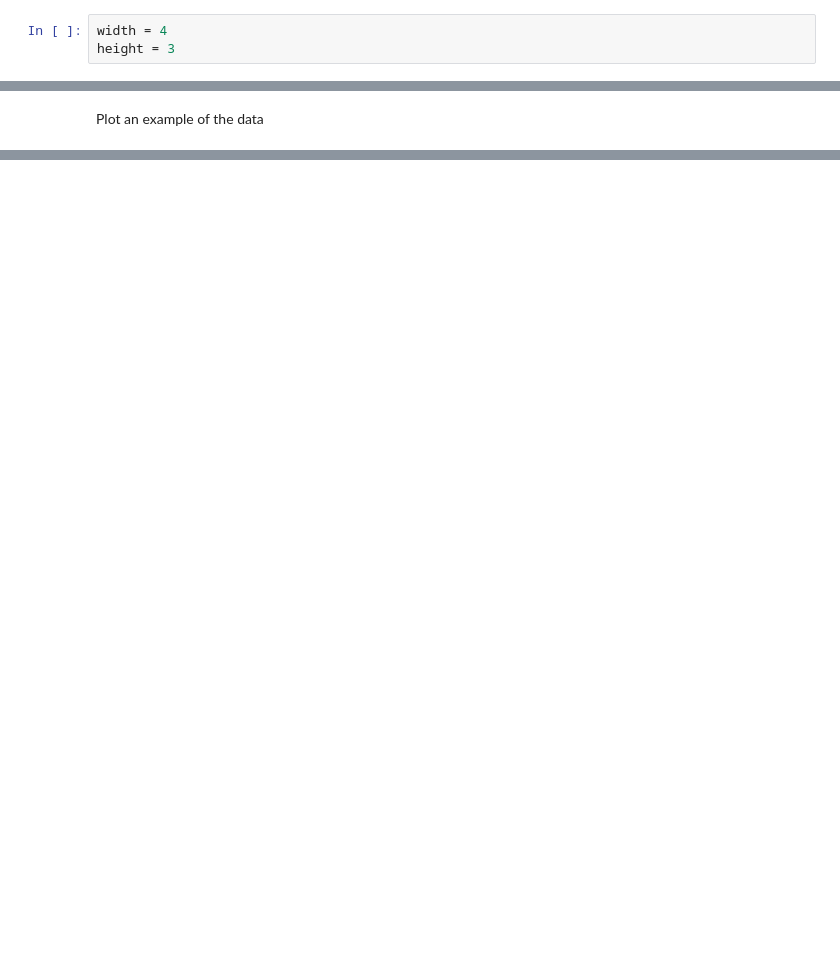
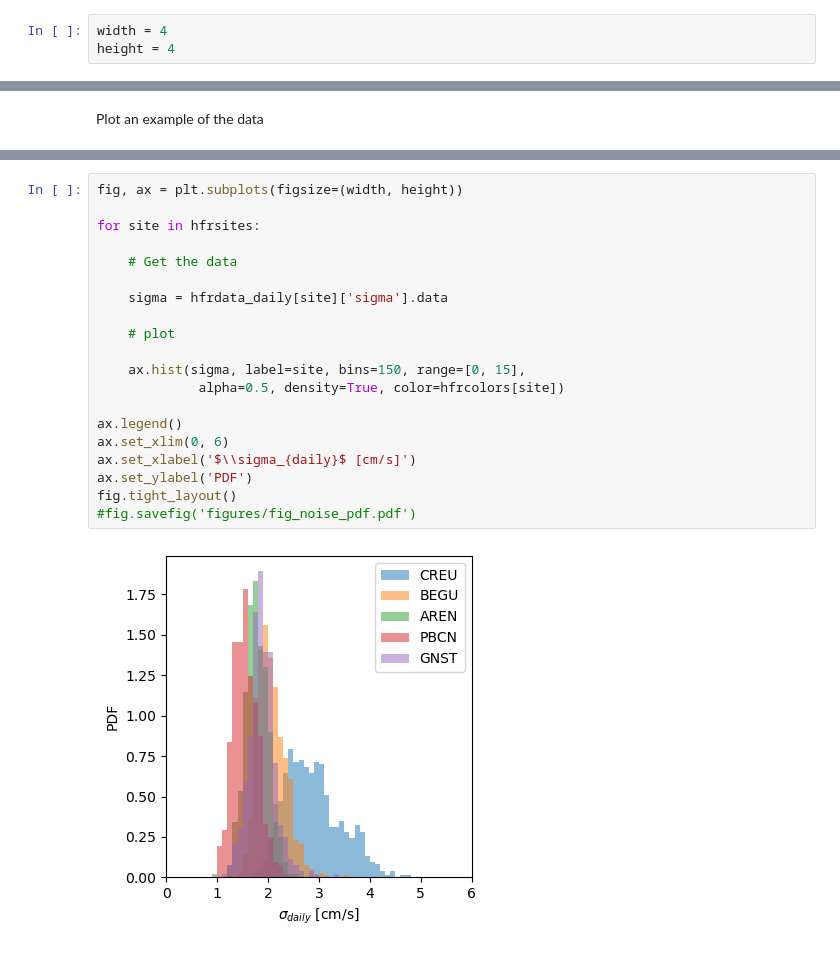
Before and after one commit to jisernfontanet/hfradar, a Jupyter notebook: tutorials/estimate_noise_l2_data.ipynb, the cells around one changed output, grey strips where cells are left out. Saved outputs shown, nothing was run; the diff lists cells and outputs as text; blank space fills up the shorter version.

```diff
--- a/tutorials/estimate_noise_l2_data.ipynb
+++ b/tutorials/estimate_noise_l2_data.ipynb
@@ -53,7 +53,7 @@ datapath = '/Users/jisern/Recerca/Data/Radar/L2B/'
 Graphical parmeters
 # %%
 width = 4
-height = 3
+height = 4
 # %% [markdown]
 Graphical information and objects
 # %%
@@ -369,0 +425,22 @@ fig.tight_layout()
+# %%
+fig, ax = plt.subplots(figsize=(width, height))
+
+for site in hfrsites:
+
+    # Get the data
+
+    sigma = hfrdata_daily[site]['sigma'].data
+
+    # plot
+
+    ax.hist(sigma, label=site, bins=150, range=[0, 15],
+             alpha=0.5, density=True, color=hfrcolors[site])
+
+ax.legend()
+ax.set_xlim(0, 6)
+ax.set_xlabel('$\\sigma_{daily}$ [cm/s]')
+ax.set_ylabel('PDF')
+fig.tight_layout()
+#fig.savefig('figures/fig_noise_pdf.pdf')
+# %% [output]
+[figure, added]
```
Also changed, not shown: parts of 16 cells of this notebook, 1 other file.
